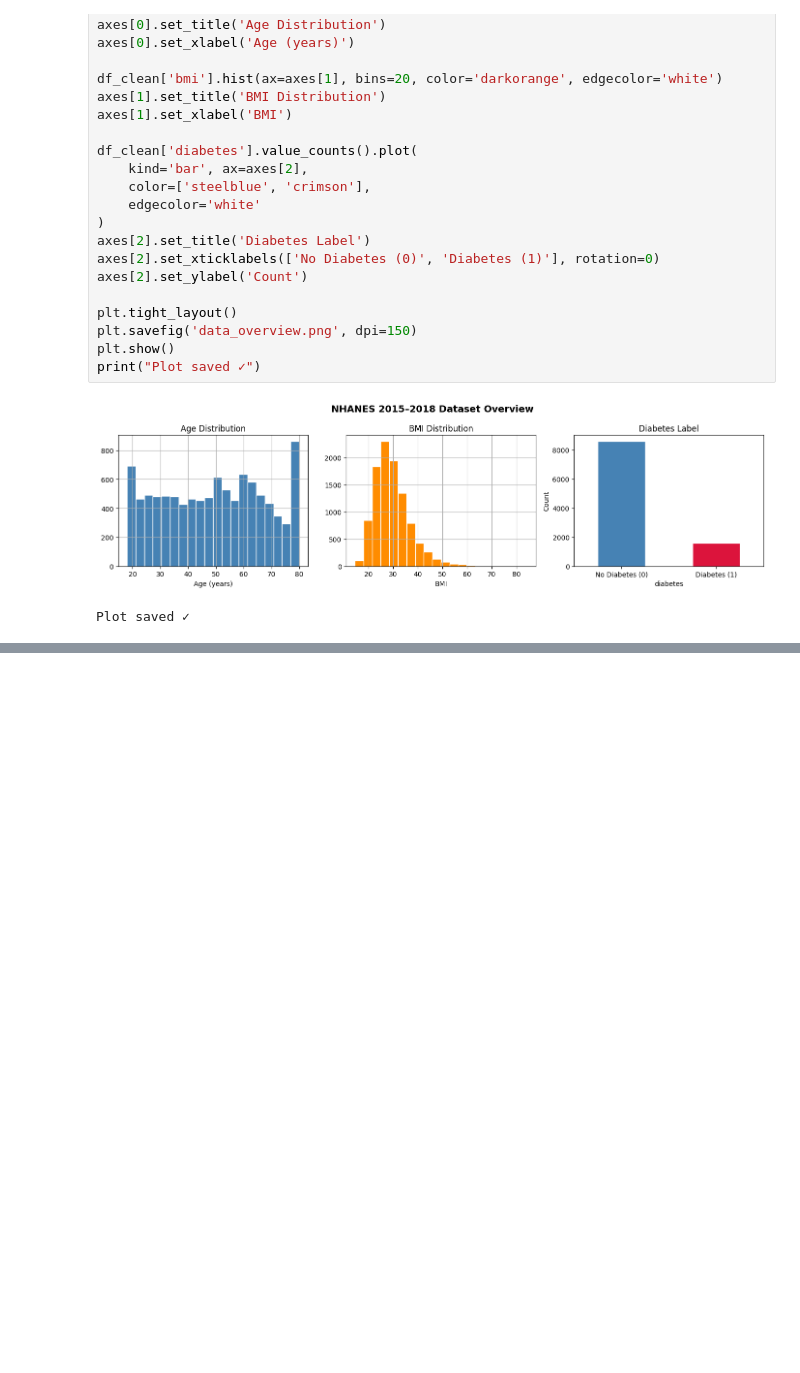
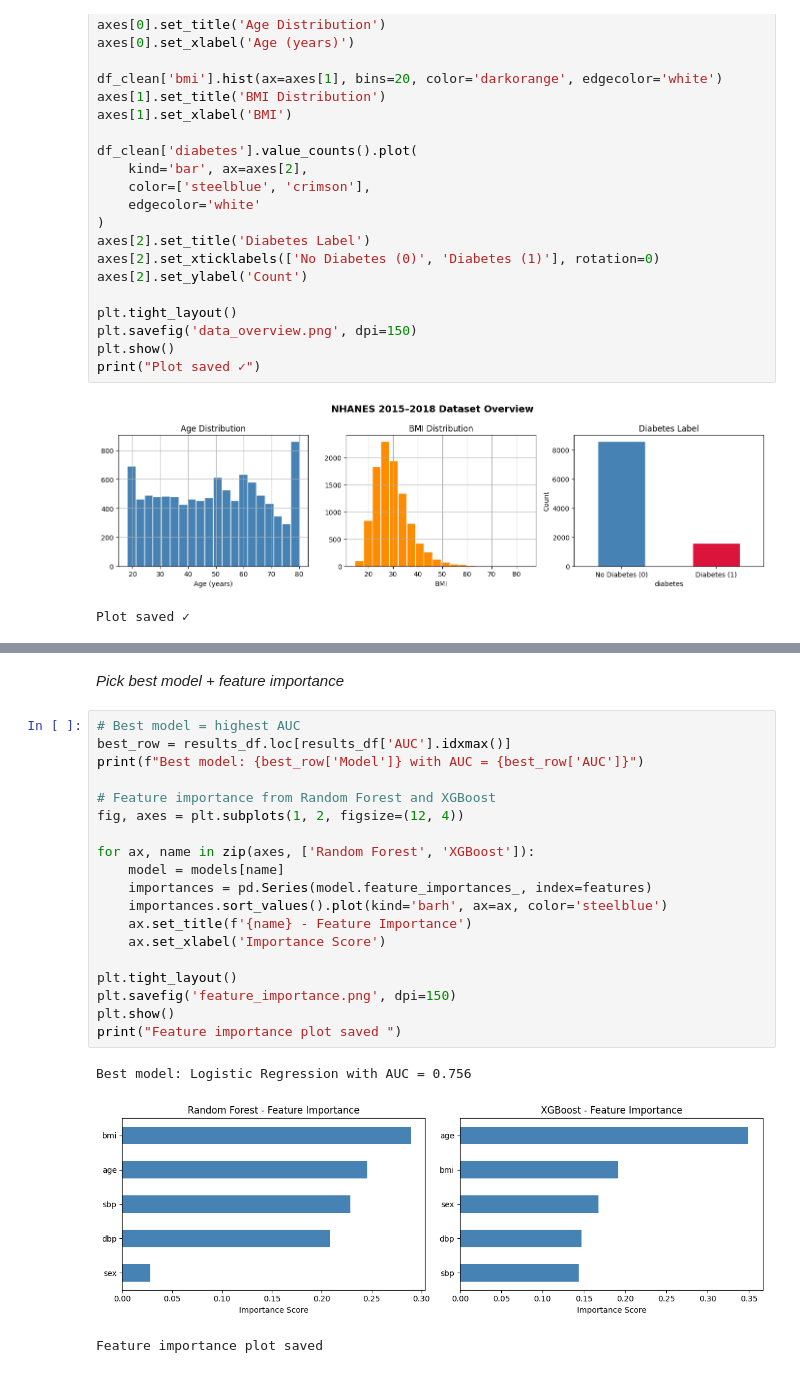
Before and after one commit to Baybeechristy/Early-Detection-of-Type-2-Diabetes-Using-ML-and-AI, a Jupyter notebook: early-detection-of-type-ii-diabetes-using-ml.ipynb, the cells around one changed output, grey strips where cells are left out. Saved outputs shown, nothing was run; the diff lists cells and outputs as text; blank space fills up the shorter version.

```diff
--- a/early-detection-of-type-ii-diabetes-using-ml.ipynb
+++ b/early-detection-of-type-ii-diabetes-using-ml.ipynb
@@ -186,0 +331,25 @@ Plot saved ✓
+# %% [markdown]
+*Pick best model + feature importance*
+# %%
+# Best model = highest AUC
+best_row = results_df.loc[results_df['AUC'].idxmax()]
+print(f"Best model: {best_row['Model']} with AUC = {best_row['AUC']}")
+
+# Feature importance from Random Forest and XGBoost
+fig, axes = plt.subplots(1, 2, figsize=(12, 4))
+
+for ax, name in zip(axes, ['Random Forest', 'XGBoost']):
+    model = models[name]
+    importances = pd.Series(model.feature_importances_, index=features)
+    importances.sort_values().plot(kind='barh', ax=ax, color='steelblue')
+    ax.set_title(f'{name} - Feature Importance')
+    ax.set_xlabel('Importance Score')
+
+plt.tight_layout()
+plt.savefig('feature_importance.png', dpi=150)
+plt.show()
+print("Feature importance plot saved ")
+# %% [output]
+Best model: Logistic Regression with AUC = 0.756
+[figure, added]
+Feature importance plot saved
```
Also changed, not shown: parts of 13 cells of this notebook.
